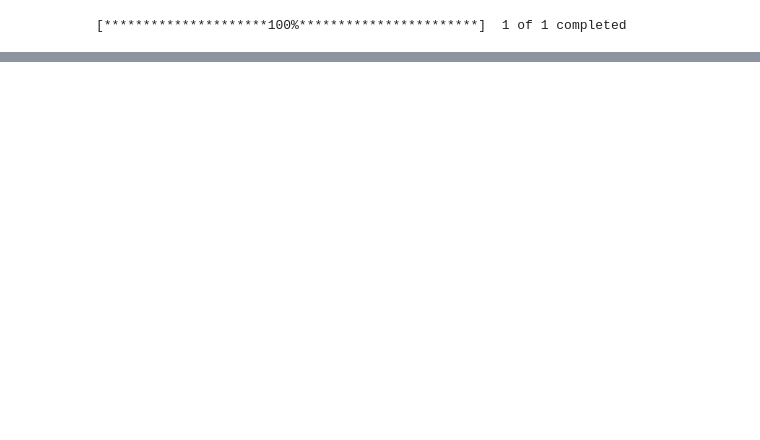
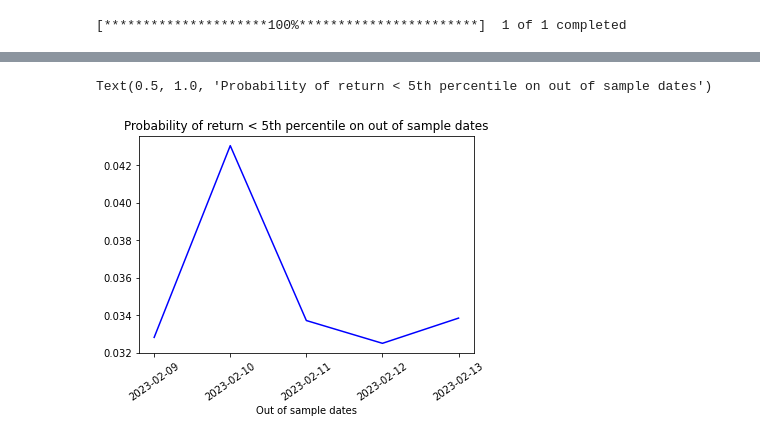
Before and after one commit to surekhanaga88/sp_500_classification, a Jupyter notebook: gbdt_01.ipynb, the cells around one changed output, grey strips where cells are left out. Drawn from its saved outputs; the diff is of its cells as text; code cells hidden in the pictures; blank space fills up the shorter version.

```diff
--- a/gbdt_01.ipynb
+++ b/gbdt_01.ipynb
@@ -205,0 +539,17 @@ lgb_train = lgb
+# %%
+#Out of sample forecasts
+oos_dates = []
+for x in range(1,f_horizon+1):
+    oos_dates.append(data_0.index[-1]+timedelta(days=x))
+
+oos_dates = pd.to_datetime(oos_dates)
+oos_dates = oos_dates.strftime('%Y-%m-%d')
+oof_update = pd.DataFrame(y_pred_update[-f_horizon:],index=oos_dates)
+oof_update.columns = ['p(r < 5th percentile)']
+plt.plot(oof_update,color='blue')
+plt.xticks(rotation = 35)
+plt.xlabel('Out of sample dates')
+plt.title(f'Probability of return < {f_horizon}th percentile on out of sample dates')
+# %% [output]
+Text(0.5, 1.0, 'Probability of return < 5th percentile on out of sample dates')
+[figure, added]
```
Also changed, not shown: parts of 33 cells of this notebook, 4 other files.
